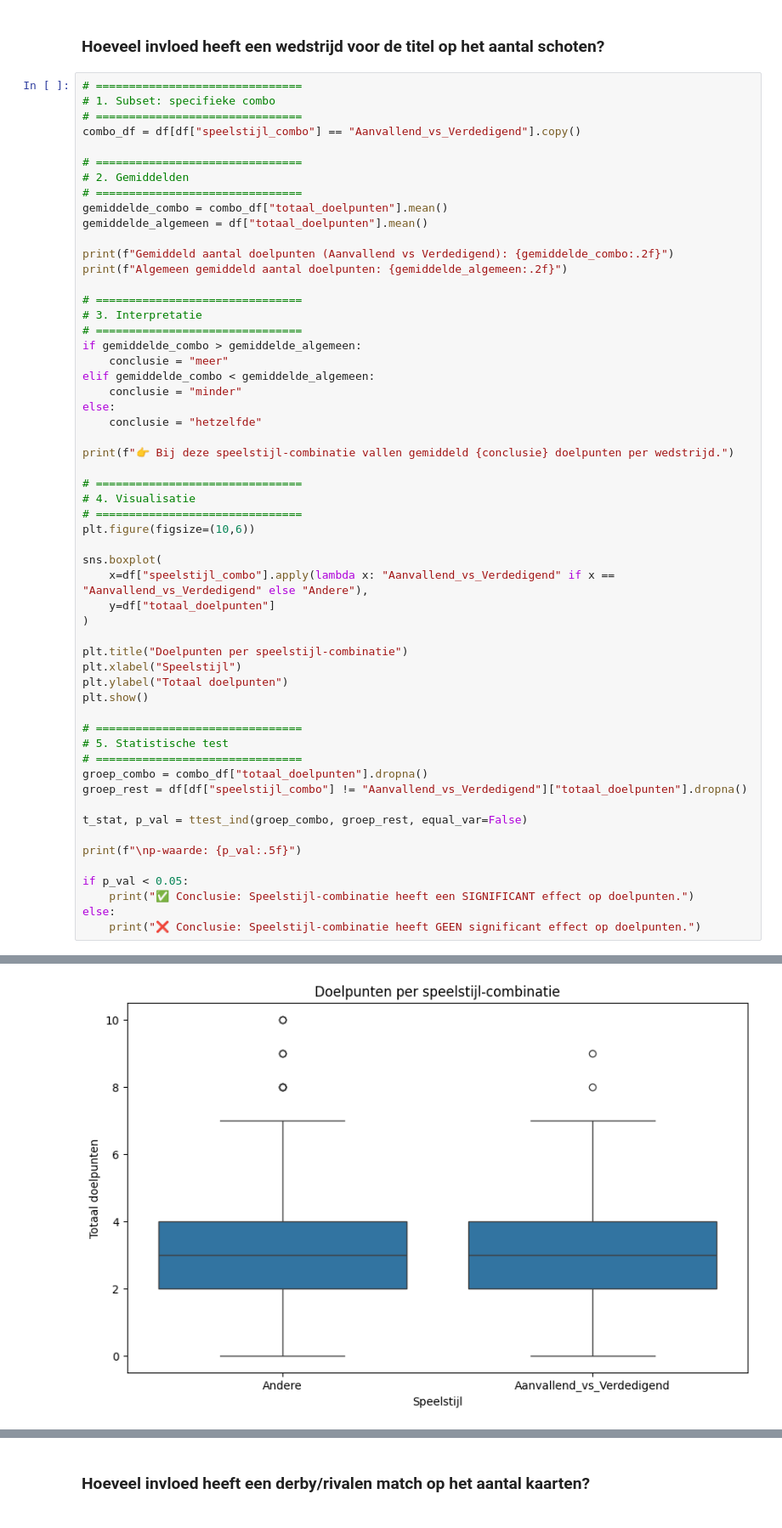
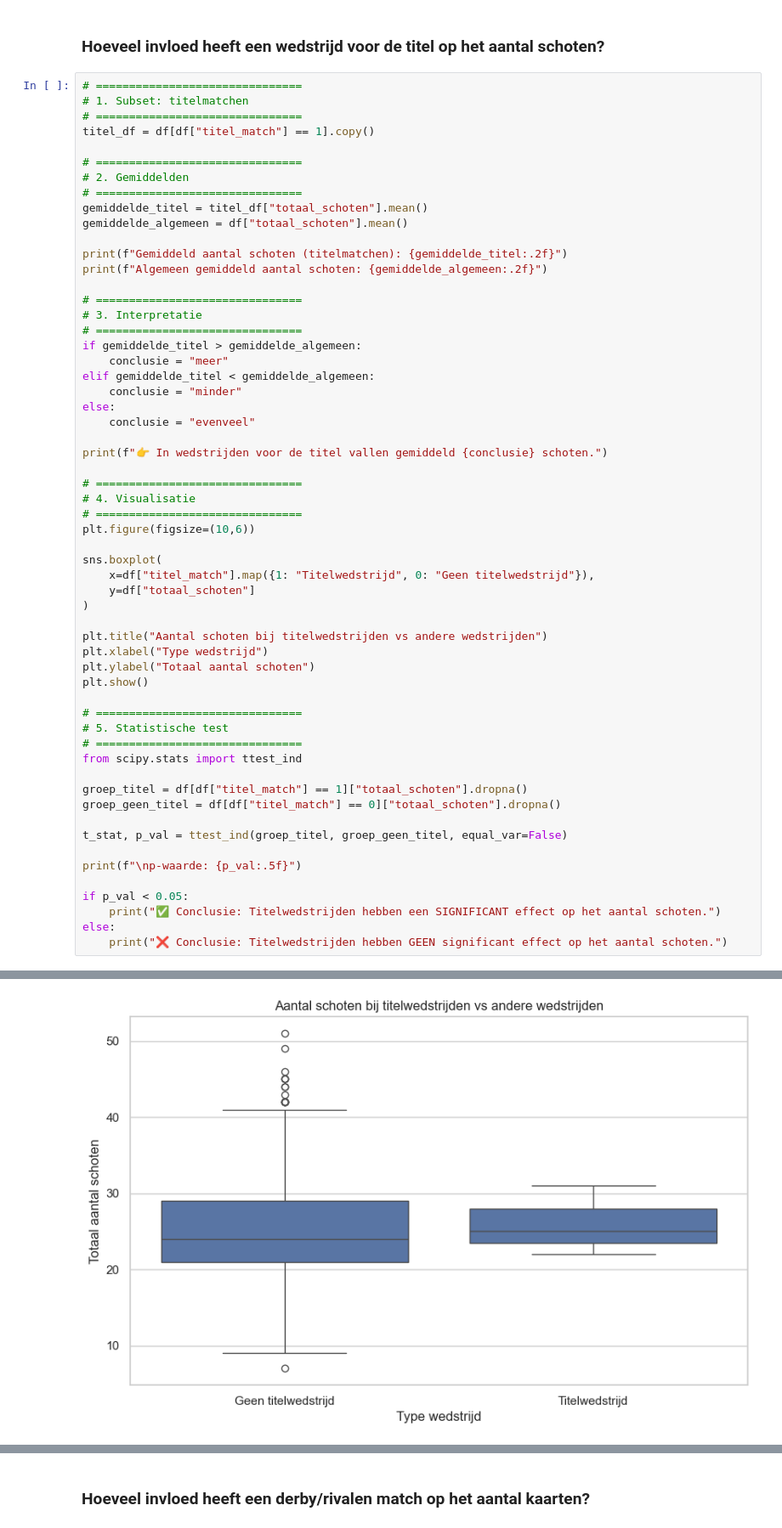
Before and after one commit to Torbendes/Bachelorproef, a Jupyter notebook: code/analyse/jpl_analyse.ipynb, the cells around one changed output, grey strips where cells are left out. Shown at 85% size. Cells and saved outputs as stored; diff of their text form.

Commit message:
structuur doelpunten analyse

```diff
--- a/code/analyse/jpl_analyse.ipynb
+++ b/code/analyse/jpl_analyse.ipynb
@@ -2138,30 +2138,30 @@ plt.show()
 ### Hoeveel invloed heeft een wedstrijd voor de titel op het aantal schoten?
 # %%
 # ===============================
-# 1. Subset: specifieke combo
+# 1. Subset: titelmatchen
 # ===============================
-combo_df = df[df["speelstijl_combo"] == "Aanvallend_vs_Verdedigend"].copy()
+titel_df = df[df["titel_match"] == 1].copy()
 
 # ===============================
 # 2. Gemiddelden
 # ===============================
-gemiddelde_combo = combo_df["totaal_doelpunten"].mean()
-gemiddelde_algemeen = df["totaal_doelpunten"].mean()
+gemiddelde_titel = titel_df["totaal_schoten"].mean()
+gemiddelde_algemeen = df["totaal_schoten"].mean()
 
-print(f"Gemiddeld aantal doelpunten (Aanvallend vs Verdedigend): {gemiddelde_combo:.2f}")
-print(f"Algemeen gemiddeld aantal doelpunten: {gemiddelde_algemeen:.2f}")
+print(f"Gemiddeld aantal schoten (titelmatchen): {gemiddelde_titel:.2f}")
+print(f"Algemeen gemiddeld aantal schoten: {gemiddelde_algemeen:.2f}")
 
 # ===============================
 # 3. Interpretatie
 # ===============================
-if gemiddelde_combo > gemiddelde_algemeen:
+if gemiddelde_titel > gemiddelde_algemeen:
     conclusie = "meer"
-elif gemiddelde_combo < gemiddelde_algemeen:
+elif gemiddelde_titel < gemiddelde_algemeen:
     conclusie = "minder"
 else:
-    conclusie = "hetzelfde"
+    conclusie = "evenveel"
 
-print(f"👉 Bij deze speelstijl-combinatie vallen gemiddeld {conclusie} doelpunten per wedstrijd.")
+print(f"👉 In wedstrijden voor de titel vallen gemiddeld {conclusie} schoten.")
 
 # ===============================
 # 4. Visualisatie
@@ -2169,27 +2169,29 @@ print(f"👉 Bij deze speelstijl-combinatie vallen gemiddeld {conclusie} doelpun
 plt.figure(figsize=(10,6))
 
 sns.boxplot(
-    x=df["speelstijl_combo"].apply(lambda x: "Aanvallend_vs_Verdedigend" if x == "Aanvallend_vs_Verdedigend" else "Andere"),
-    y=df["totaal_doelpunten"]
+    x=df["titel_match"].map({1: "Titelwedstrijd", 0: "Geen titelwedstrijd"}),
+    y=df["totaal_schoten"]
 )
 
-plt.title("Doelpunten per speelstijl-combinatie")
-plt.xlabel("Speelstijl")
-plt.ylabel("Totaal doelpunten")
+plt.title("Aantal schoten bij titelwedstrijden vs andere wedstrijden")
+plt.xlabel("Type wedstrijd")
+plt.ylabel("Totaal aantal schoten")
 plt.show()
 
 # ===============================
 # 5. Statistische test
 # ===============================
-groep_combo = combo_df["totaal_doelpunten"].dropna()
-groep_rest = df[df["speelstijl_combo"] != "Aanvallend_vs_Verdedigend"]["totaal_doelpunten"].dropna()
+from scipy.stats import ttest_ind
 
-t_stat, p_val = ttest_ind(groep_combo, groep_rest, equal_var=False)
+groep_titel = df[df["titel_match"] == 1]["totaal_schoten"].dropna()
+groep_geen_titel = df[df["titel_match"] == 0]["totaal_schoten"].dropna()
+
+t_stat, p_val = ttest_ind(groep_titel, groep_geen_titel, equal_var=False)
 
 print(f"\np-waarde: {p_val:.5f}")
 
 if p_val < 0.05:
-    print("✅ Conclusie: Speelstijl-combinatie heeft een SIGNIFICANT effect op doelpunten.")
+    print("✅ Conclusie: Titelwedstrijden hebben een SIGNIFICANT effect op het aantal schoten.")
 else:
-    print("❌ Conclusie: Speelstijl-combinatie heeft GEEN significant effect op doelpunten.")
+    print("❌ Conclusie: Titelwedstrijden hebben GEEN significant effect op het aantal schoten.")
 # %% [output]
@@ -2199 +2201 @@ Algemeen gemiddeld aantal doelpunten: 2.86
-[figure, old version]
+[figure, new version]
```
Also changed, not shown: parts of 1 cell of this notebook, 1 other file.
